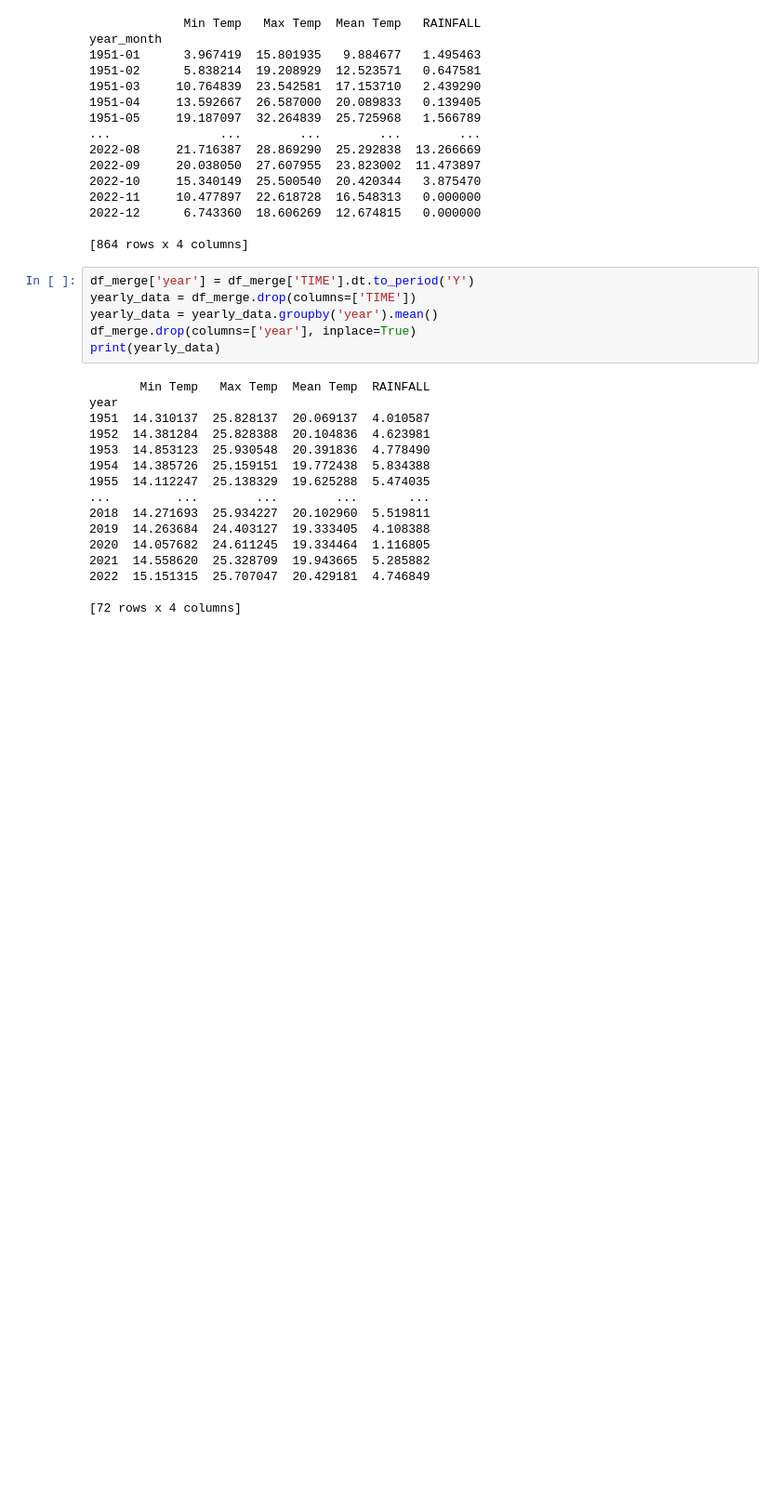
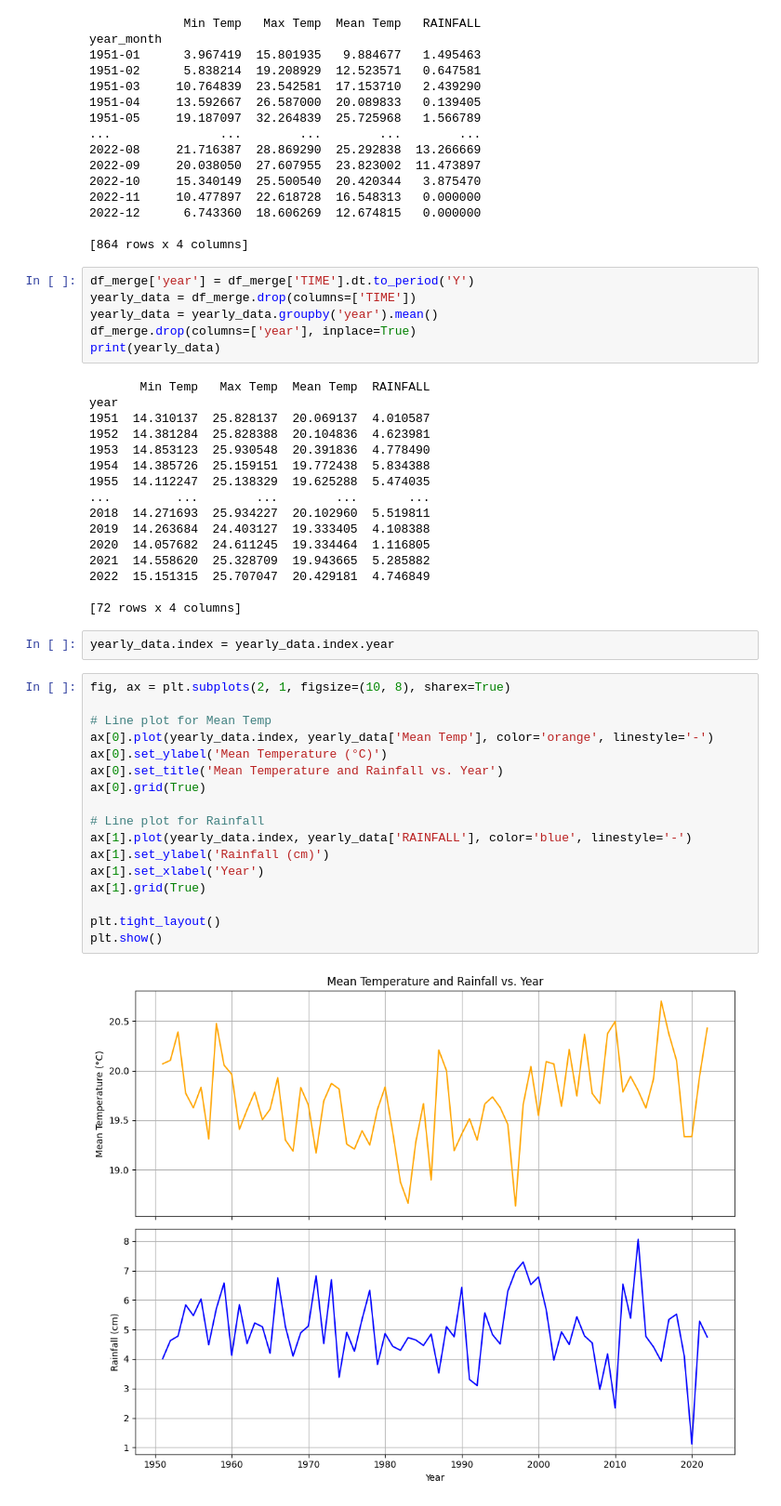
Before and after one commit to pranavkoka/Melting-Glaciers-Capstone, a Jupyter notebook: features.ipynb, the cells around one changed output. Shown at 93% size. Saved outputs shown, nothing was run; the diff lists cells and outputs as text; blank space fills up the shorter version.

```diff
--- a/features.ipynb
+++ b/features.ipynb
@@ -89,3 +89,24 @@ year
 2022  15.151315  25.707047  20.429181  4.746849
 
 [72 rows x 4 columns]
+# %%
+yearly_data.index = yearly_data.index.year
+# %%
+fig, ax = plt.subplots(2, 1, figsize=(10, 8), sharex=True)
+
+# Line plot for Mean Temp
+ax[0].plot(yearly_data.index, yearly_data['Mean Temp'], color='orange', linestyle='-')
+ax[0].set_ylabel('Mean Temperature (°C)')
+ax[0].set_title('Mean Temperature and Rainfall vs. Year')
+ax[0].grid(True)
+
+# Line plot for Rainfall
+ax[1].plot(yearly_data.index, yearly_data['RAINFALL'], color='blue', linestyle='-')
+ax[1].set_ylabel('Rainfall (cm)')
+ax[1].set_xlabel('Year')
+ax[1].grid(True)
+
+plt.tight_layout()
+plt.show()
+# %% [output]
+[figure, added]
```
Also changed, not shown: parts of 4 cells of this notebook.
